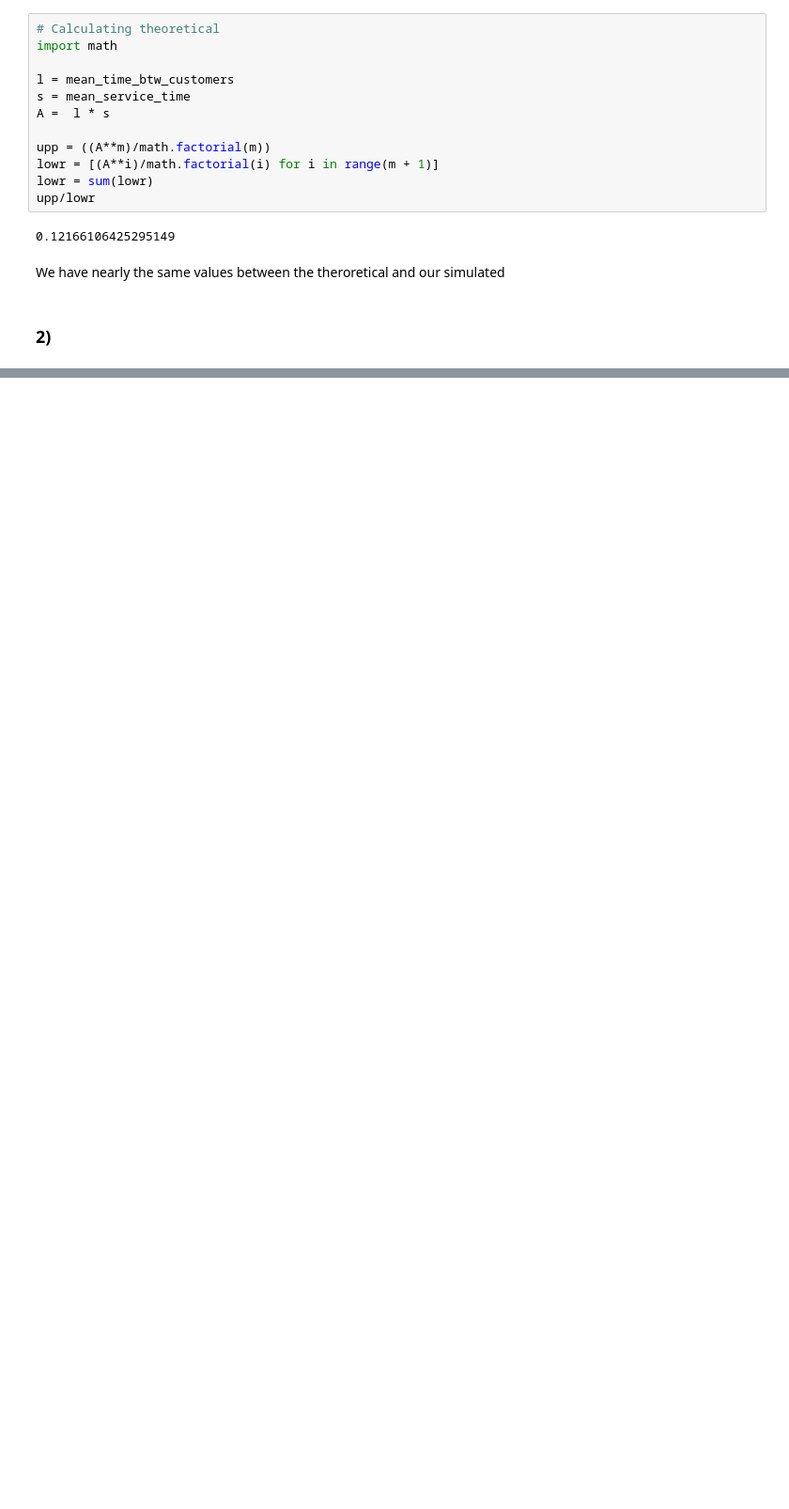
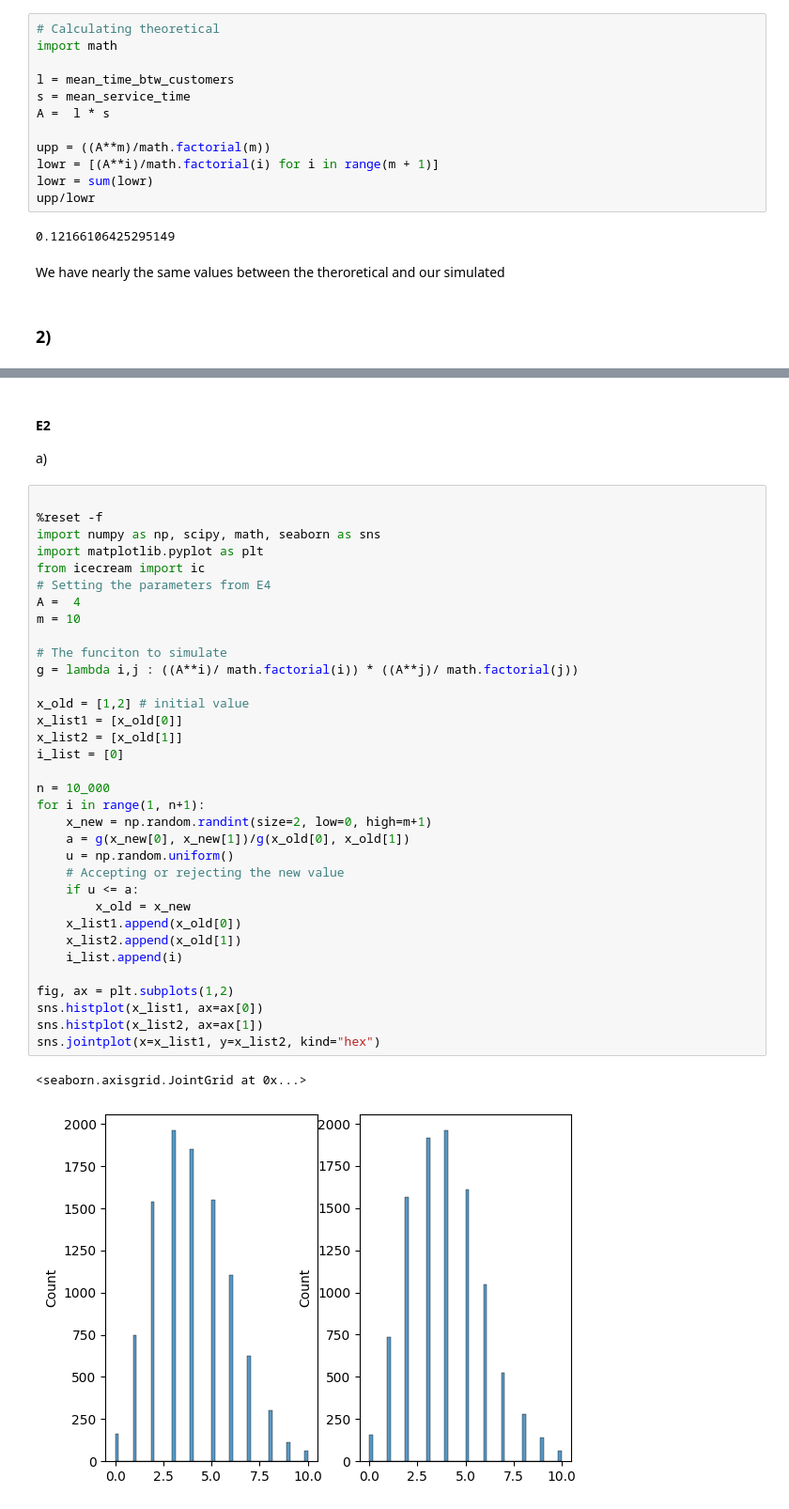
Before and after one commit to Las02/Stocastic_opgaver, a Jupyter notebook: Lasse/sto.ipynb, the cells around one changed output, grey strips where cells are left out. Shown at 94% size. Saved outputs shown, nothing was run; the diff lists cells and outputs as text; blank space fills up the shorter version.

```diff
--- a/Lasse/sto.ipynb
+++ b/Lasse/sto.ipynb
@@ -153,0 +418,40 @@ ic| mean + first*third: 0.13936885902716037
+# %% [markdown]
+#### E2
+a)
+# %%
+
+%reset -f
+import numpy as np, scipy, math, seaborn as sns
+import matplotlib.pyplot as plt
+from icecream import ic
+# Setting the parameters from E4
+A =  4
+m = 10
+
+# The funciton to simulate
+g = lambda i,j : ((A**i)/ math.factorial(i)) * ((A**j)/ math.factorial(j))
+
+x_old = [1,2] # initial value
+x_list1 = [x_old[0]]
+x_list2 = [x_old[1]]
+i_list = [0]
+
+n = 10_000
+for i in range(1, n+1):
+    x_new = np.random.randint(size=2, low=0, high=m+1)
+    a = g(x_new[0], x_new[1])/g(x_old[0], x_old[1])
+    u = np.random.uniform()
+    # Accepting or rejecting the new value
+    if u <= a:
+        x_old = x_new
+    x_list1.append(x_old[0])
+    x_list2.append(x_old[1])
+    i_list.append(i)
+
+fig, ax = plt.subplots(1,2)
+sns.histplot(x_list1, ax=ax[0])
+sns.histplot(x_list2, ax=ax[1])
+sns.jointplot(x=x_list1, y=x_list2, kind="hex")
+# %% [output]
+<seaborn.axisgrid.JointGrid at 0x...>
+[figure, added]
```
Also changed, not shown: parts of 17 cells of this notebook.
